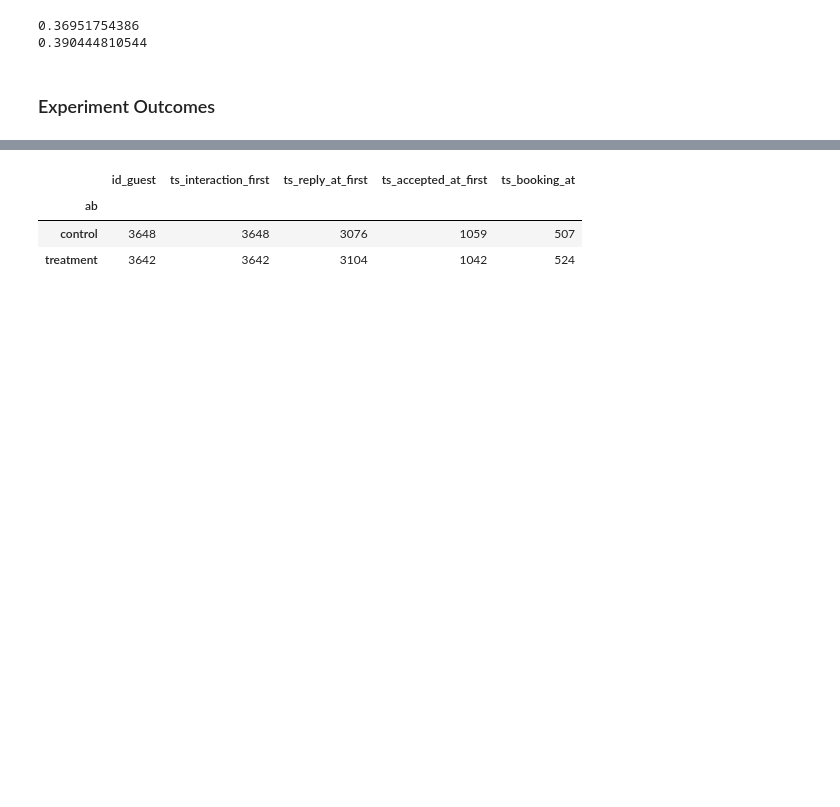
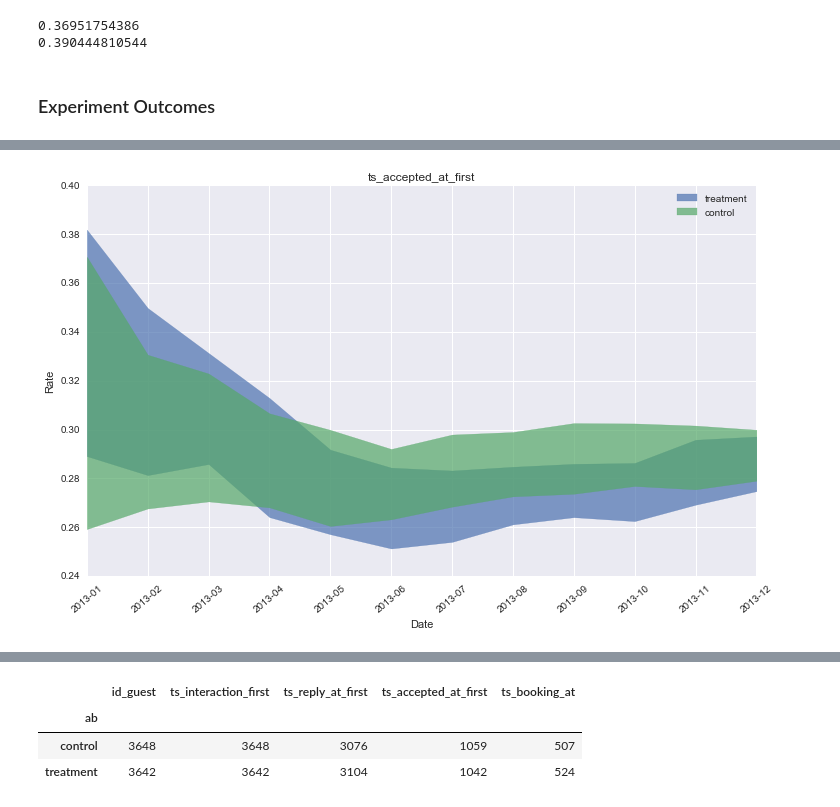
Before and after one commit to agtsai/Notebooks, a Jupyter notebook: 2016_02_15 Airbnb.ipynb, the cells around one changed output, grey strips where cells are left out. Cells and saved outputs as stored; diff of their text form; code cells hidden in the pictures; blank space fills up the shorter version.

```diff
--- a/2016_02_15 Airbnb.ipynb
+++ b/2016_02_15 Airbnb.ipynb
@@ -243,0 +314,4 @@ print 1422.0 / 3642
+# %%
+plot_metric(graph_data, 'ts_accepted_at_first')
+# %% [output]
+[figure, added]
```
Also changed, not shown: parts of 14 cells of this notebook.
